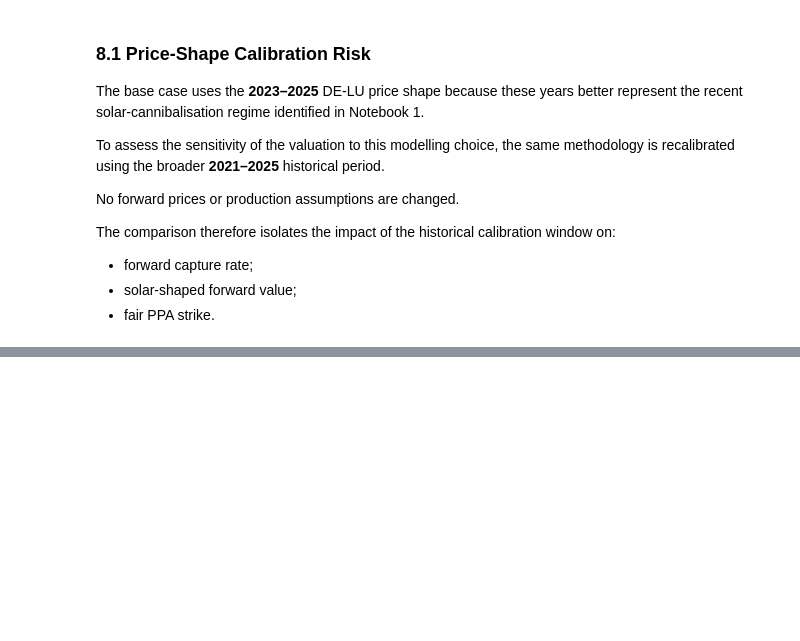
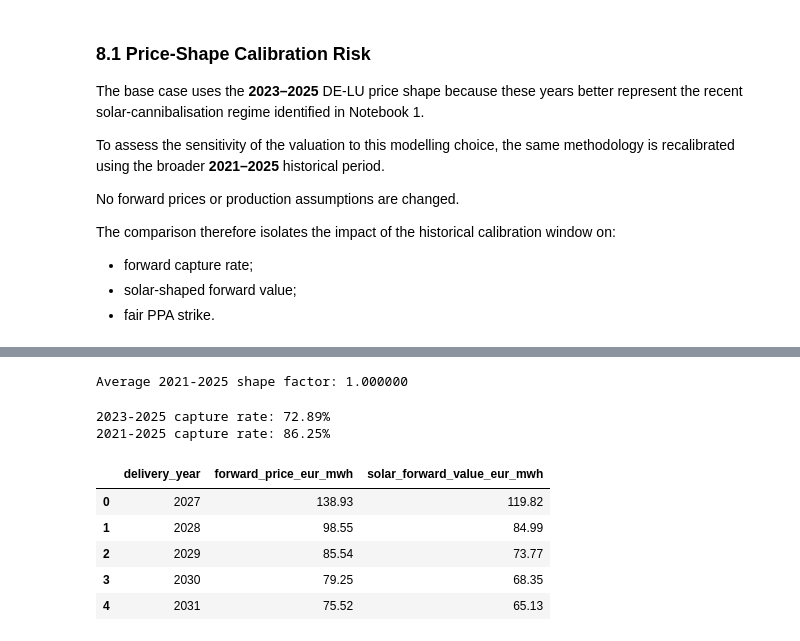
Before and after one commit to AkingCode007/solar-ppa-pricing-hedging, a Jupyter notebook: notebooks/02_ppa_valuation_and_risk.ipynb, the cells around one changed output, grey strips where cells are left out. Saved outputs shown, nothing was run; the diff lists cells and outputs as text; code cells hidden in the pictures; blank space fills up the shorter version.

```diff
--- a/notebooks/02_ppa_valuation_and_risk.ipynb
+++ b/notebooks/02_ppa_valuation_and_risk.ipynb
@@ -1310,0 +1434,27 @@ The comparison therefore isolates the impact of the historical calibration windo
+# %%
+# Map the 2021-2025 price shape onto the standard 8,760-hour year
+full_history_year = standard_year[
+    ["month", "day", "hour"]
+].copy()
+
+full_history_year = full_history_year.merge(
+    full_history_shape[
+        ["month", "hour", "shape_factor"]
+    ],
+    on=["month", "hour"],
+    how="left",
+    validate="many_to_one"
+)
+
+# Normalise the full 8,760-hour shape to an average of one
+full_history_year["shape_factor"] = (
+    full_history_year["shape_factor"]
+    / full_history_year["shape_factor"].mean()
+)
+
+print(
+    f"Average 2021-2025 shape factor: "
+    f"{full_history_year['shape_factor'].mean():.6f}"
+)
+# %% [output]
+Average 2021-2025 shape factor: 1.000000
@@ -1310,0 +1476,41 @@ The comparison therefore isolates the impact of the historical calibration windo
+# %%
+# Calculate the forward capture rate under the 2021-2025 calibration
+full_history_capture_rate = (
+    (
+        full_history_year["shape_factor"]
+        * full_history_year["p50_generation_mwh"]
+    ).sum()
+    / full_history_year["p50_generation_mwh"].sum()
+)
+
+print(
+    f"2023-2025 capture rate: "
+    f"{solar_forward_summary['forward_capture_rate_pct'].iloc[0]:.2f}%"
+)
+
+print(
+    f"2021-2025 capture rate: "
+    f"{full_history_capture_rate * 100:.2f}%"
+)
+# %% [output]
+2023-2025 capture rate: 72.89%
+2021-2025 capture rate: 86.25%
+# %%
+# Calculate annual solar forward values using the broader calibration
+full_history_valuation = forward_curve.copy()
+
+full_history_valuation["solar_forward_value_eur_mwh"] = (
+    full_history_valuation["forward_price_eur_mwh"]
+    * full_history_capture_rate
+)
+
+display(
+    full_history_valuation.round(2)
+)
+# %% [output]
+|  | delivery_year | forward_price_eur_mwh | solar_forward_value_eur_mwh |
+| 0 | 2027 | 138.93 | 119.82 |
+| 1 | 2028 | 98.55 | 84.99 |
+| 2 | 2029 | 85.54 | 73.77 |
+| 3 | 2030 | 79.25 | 68.35 |
+| 4 | 2031 | 75.52 | 65.13 |
```
Also changed, not shown: parts of 15 cells of this notebook.
